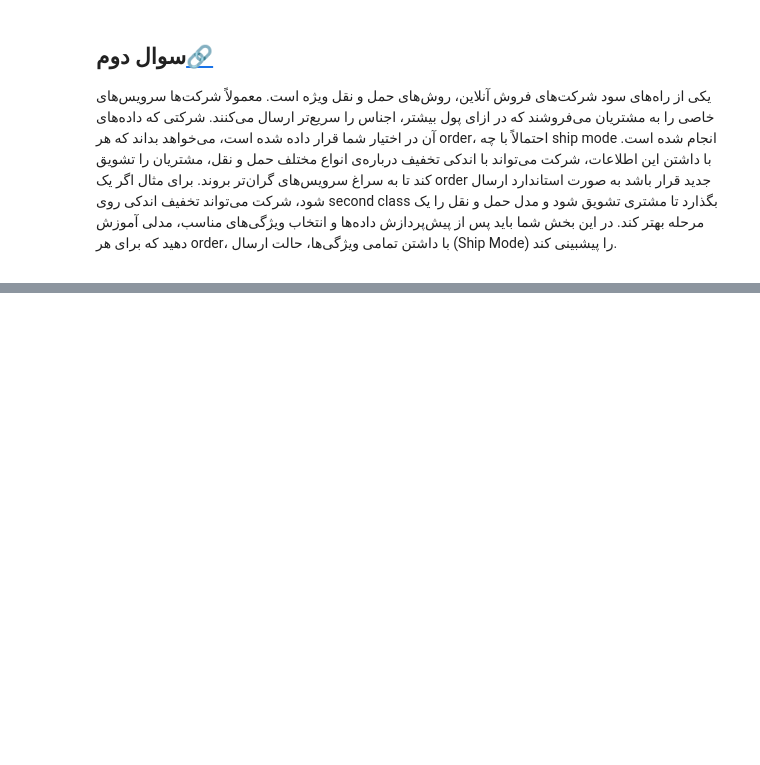
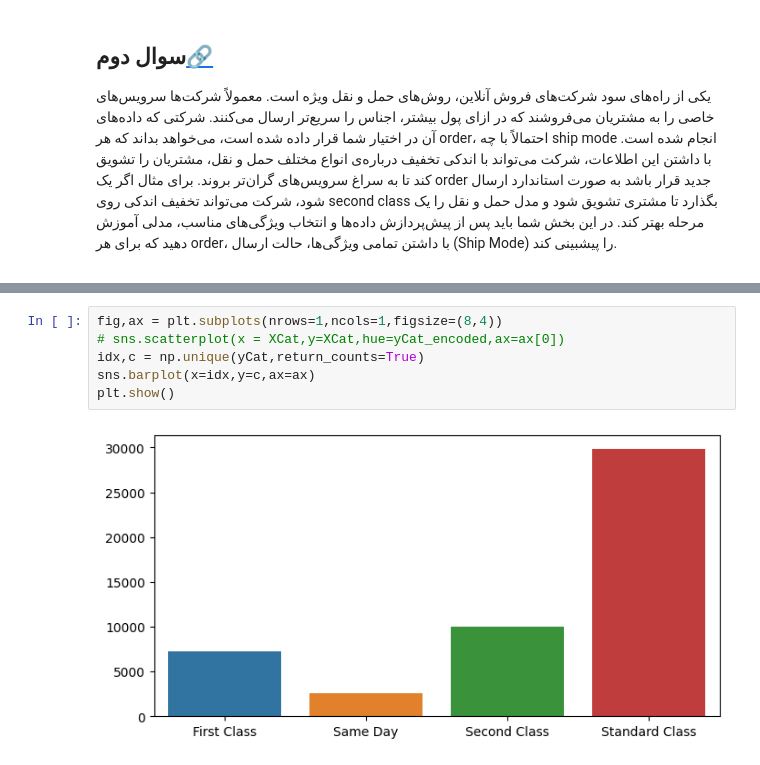
Before and after one commit to arianmokhtariha/SuperStore, a Jupyter notebook: ML/Q2/Q2.ipynb, the cells around one changed output, grey strips where cells are left out. Saved outputs shown, nothing was run; the diff lists cells and outputs as text; blank space fills up the shorter version.

```diff
--- a/ML/Q2/Q2.ipynb
+++ b/ML/Q2/Q2.ipynb
@@ -390,0 +161,8 @@ features_to_cal
+# %%
+fig,ax = plt.subplots(nrows=1,ncols=1,figsize=(8,4))
+# sns.scatterplot(x = XCat,y=XCat,hue=yCat_encoded,ax=ax[0])
+idx,c = np.unique(yCat,return_counts=True)
+sns.barplot(x=idx,y=c,ax=ax)
+plt.show()
+# %% [output]
+[figure, added]
```
Also changed, not shown: parts of 22 cells of this notebook, 2 other files.
